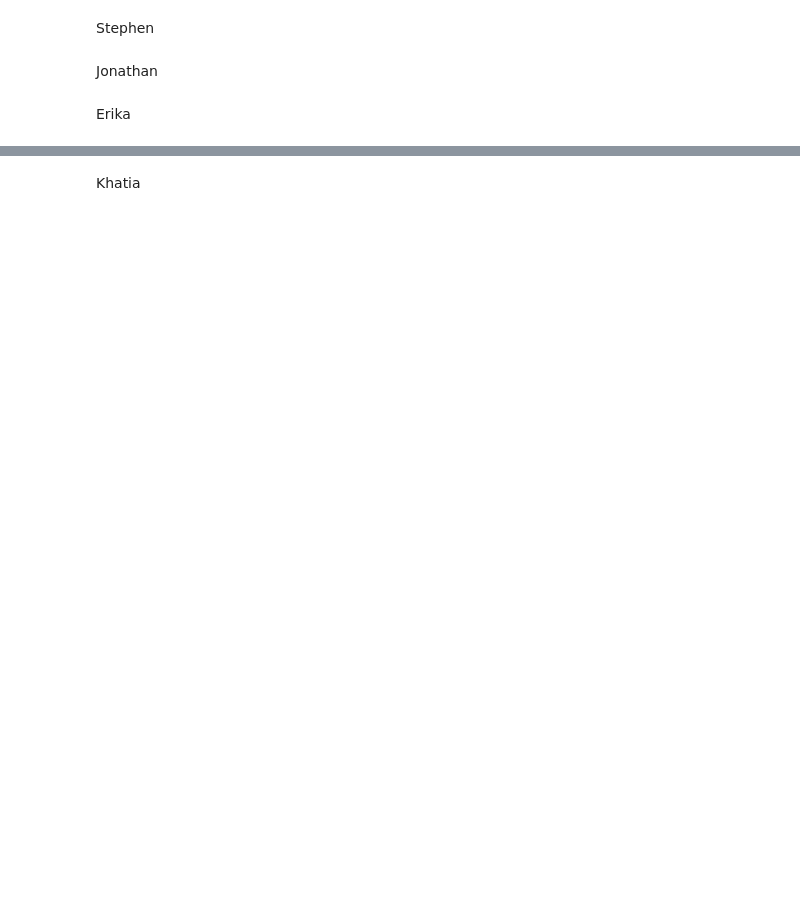
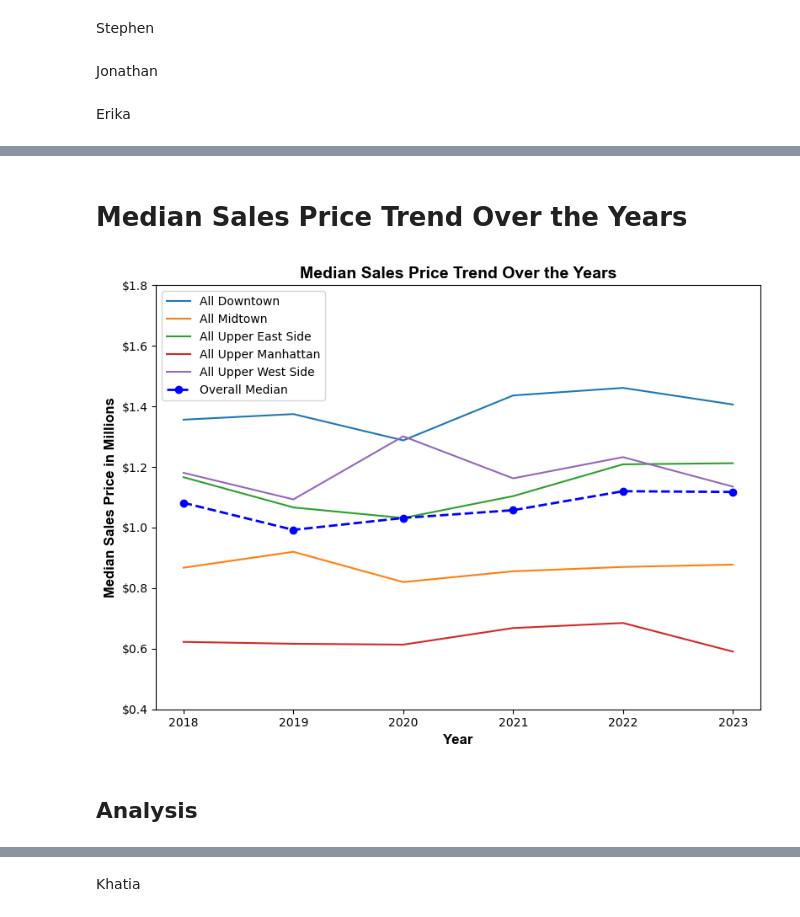
Before and after one commit to munozjon/NYC-Real-Estate-Trends, a Jupyter notebook: NYC_Trends.ipynb, the cells around one changed output, grey strips where cells are left out. Drawn from its saved outputs; the diff is of its cells as text; code cells hidden in the pictures; blank space fills up the shorter version.

Commit message:
sales_data notebook updated, updated resources folder

```diff
--- a/NYC_Trends.ipynb
+++ b/NYC_Trends.ipynb
@@ -38,12 +40,10 @@ sales_data_df.head()
 # %%
-# Extract unique values for 'areaName', 'Borough', and 'areaType'
-area_names = sales_data_df['areaName'].unique()
-boroughs = sales_data_df['Borough'].unique()
-area_types = sales_data_df['areaType'].unique()
-
 # Use the melt function to unpivot the DataFrame and create a single column for dates
 sales_data_df = sales_data_df.melt(id_vars=['areaName', 'Borough', 'areaType'], var_name='Date', value_name='Price')
 
+# Convert Date column to datetime type
+sales_data_df['Date'] = pd.to_datetime(sales_data_df['Date'])
+
 # Display the cleaned and rearranged DataFrame
-print(sales_data_df)
+sales_data_df.head()
 # %% [output]
@@ -63,0 +56,4 @@ print(sales_data_df)
+# %%
+# Drop null rows
+clean_sales_df = sales_data_df.dropna(how='any')
+clean_sales_df.head()
@@ -63,0 +67,4 @@ print(sales_data_df)
+# %%
+# Filter for submarket data only
+sales_sub_df = clean_sales_df[(clean_sales_df.areaType == 'submarket')]
+sales_sub_df.head()
@@ -63,0 +78,44 @@ print(sales_data_df)
+# %% [markdown]
+# Median Sales Price Trend Over the Years
+# %%
+# Extract year from 'Date' column
+#sales_sub_df['Year'] = sales_sub_df['Date'].dt.year
+
+# Calculate the median price for each areaName
+median_prices_area = sales_sub_df.groupby(['Year','areaName'])['Price'].median().unstack() / 1E6
+
+# Calculate the overall median price
+overall_median = sales_sub_df.groupby('Year')['Price'].median() / 1E6
+
+# Define the formatting function
+def dollar_formatter(x, pos):
+    return f'${x:.1f}'
+
+# Create the formatter
+formatter = FuncFormatter(dollar_formatter)
+
+# Plotting
+plt.figure(figsize=(8, 6))
+tfont = {'fontname': 'Arial', 'fontsize': 14, 'fontweight': 'bold'}
+axisfont = {'fontname': 'Arial', 'fontsize': 12, 'fontweight': 'bold'}
+
+# Plot median prices for each areaName
+for area in median_prices_area.columns:
+    plt.plot(median_prices_area.index, median_prices_area[area], label=area)
+
+# Plot overall median as a dashed line
+plt.plot(overall_median.index, overall_median, linestyle='--', marker='o', markerfacecolor='blue', label='Overall Median', color='blue', linewidth=2.0)
+
+plt.title('Median Sales Price Trend Over the Years', **tfont)
+plt.xlabel('Year', **axisfont)
+plt.ylabel('Median Sales Price in Millions', **axisfont)
+plt.ylim(0.4, 1.8)
+plt.legend()
+plt.tight_layout()
+plt.xticks([2018, 2019, 2020, 2021, 2022, 2023])
+plt.gca().yaxis.set_major_formatter(formatter)
+plt.show()
+# %% [output]
+[figure, added]
+# %% [markdown]
+## Analysis
```
Also changed, not shown: parts of 14 cells of this notebook, 1 other file.
